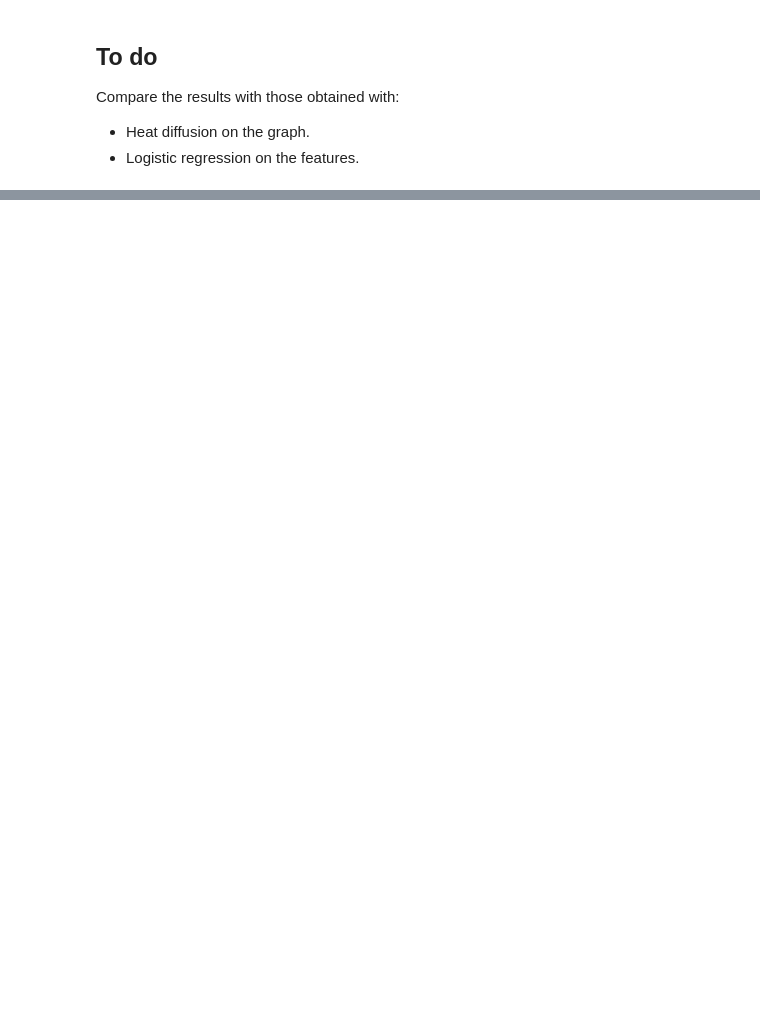
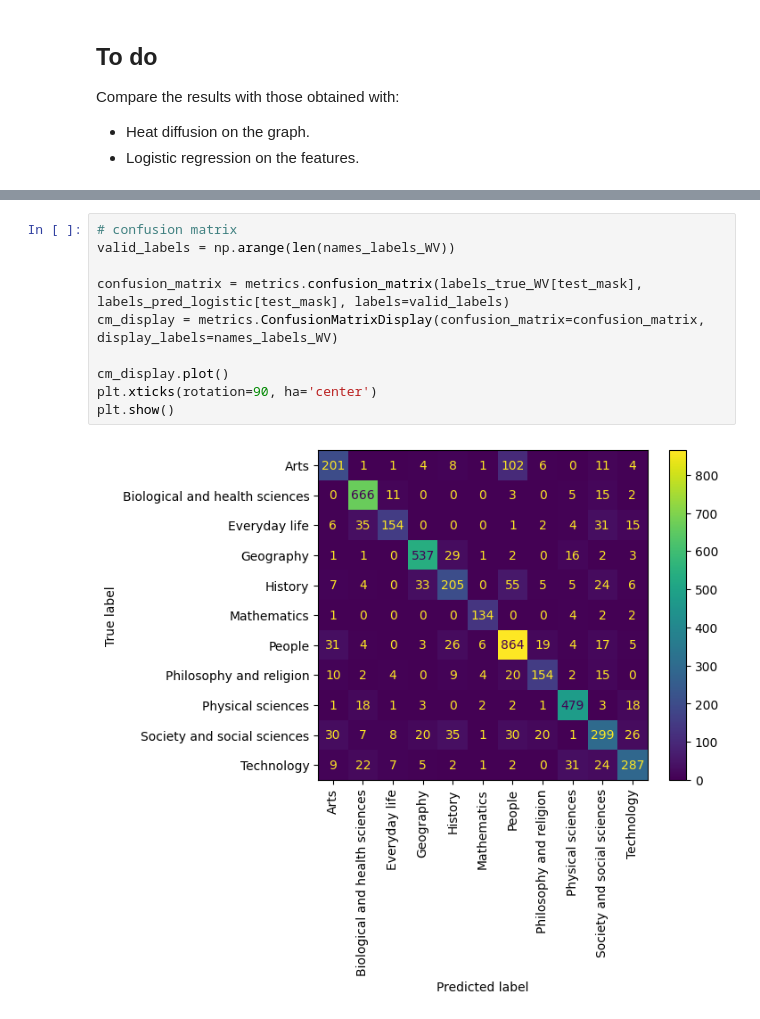
Before and after one commit to rafaela-pinheiro/SD212-Graph-Learning, a Jupyter notebook: 7 GNN/7-gnn.ipynb, the cells around one changed output, grey strips where cells are left out. Drawn from its saved outputs; the diff is of its cells as text; blank space fills up the shorter version.

```diff
--- a/7 GNN/7-gnn.ipynb
+++ b/7 GNN/7-gnn.ipynb
@@ -464,0 +519,12 @@ Compare the results with those obtained with:
+# %%
+# confusion matrix
+valid_labels = np.arange(len(names_labels_WV))
+
+confusion_matrix = metrics.confusion_matrix(labels_true_WV[test_mask], labels_pred_logistic[test_mask], labels=valid_labels)
+cm_display = metrics.ConfusionMatrixDisplay(confusion_matrix=confusion_matrix, display_labels=names_labels_WV)
+
+cm_display.plot()
+plt.xticks(rotation=90, ha='center')
+plt.show()
+# %% [output]
+[figure, added]
```
Also changed, not shown: parts of 19 cells of this notebook.
